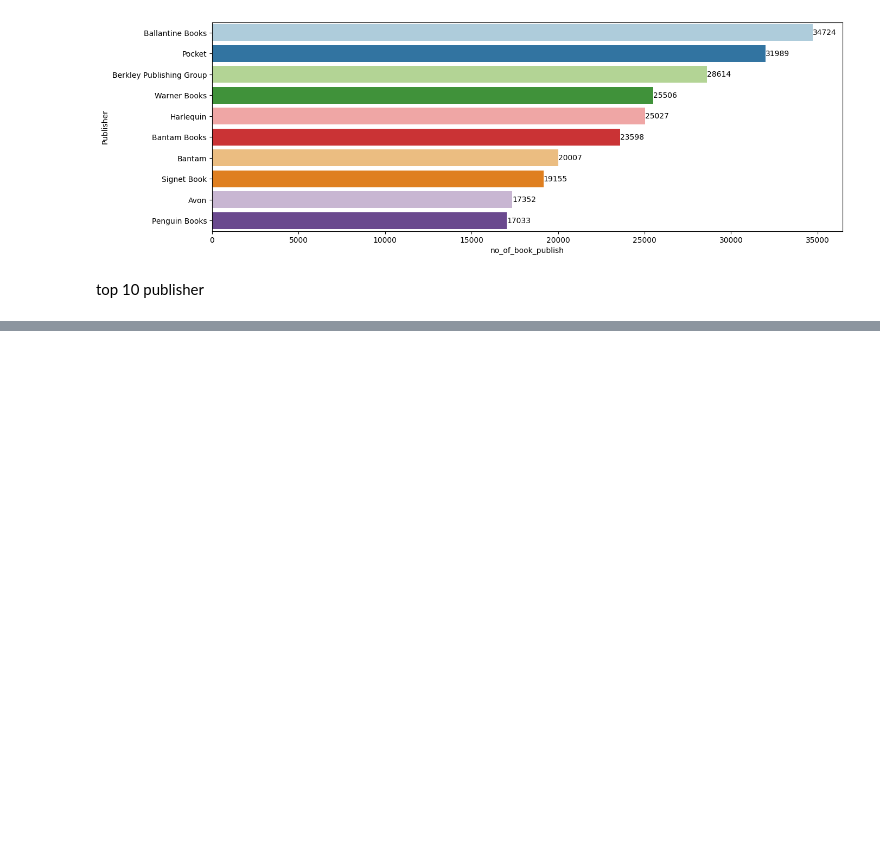
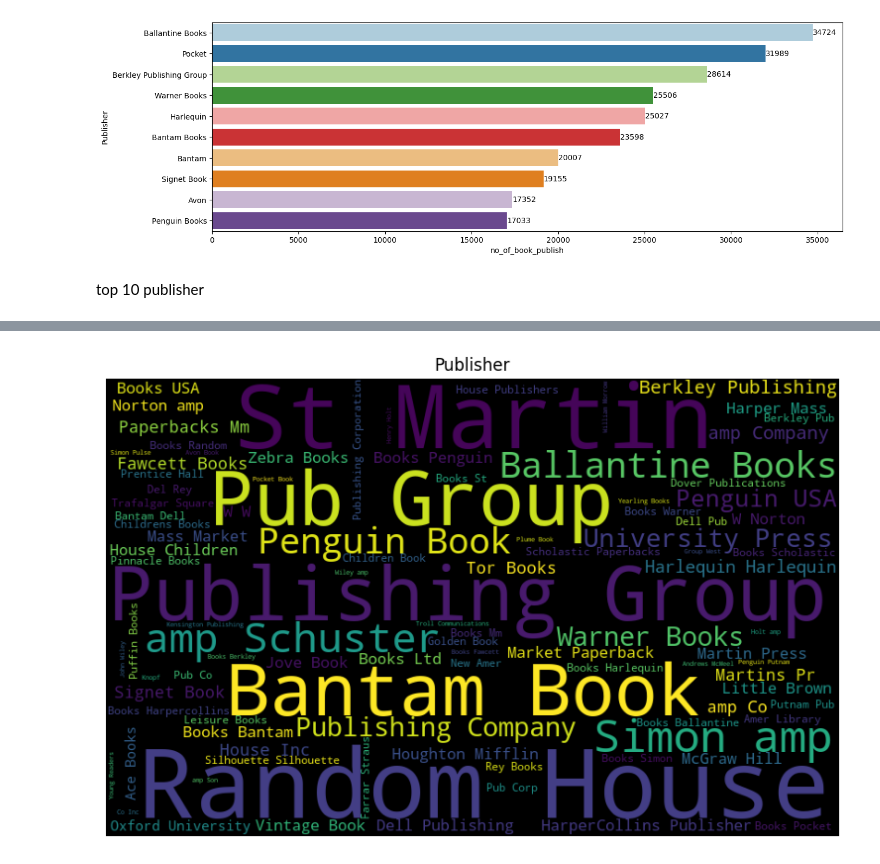
Before and after one commit to arijit99999/BookRecommendationSystem, a Jupyter notebook: notebooks/EDA.ipynb, the cells around one changed output, grey strips where cells are left out. Cells and saved outputs as stored; diff of their text form; code cells hidden in the pictures; blank space fills up the shorter version.

```diff
--- a/notebooks/EDA.ipynb
+++ b/notebooks/EDA.ipynb
@@ -262,0 +322,13 @@ top 10 publisher
+# %%
+author_string = " ".join(book['Publisher'].astype(str))
+# %%
+wc = WordCloud(width=800,height=500,mask=None,random_state=21,max_words=100,
+                   stopwords=stop_words).generate(author_string)
+# %%
+pl.figure(figsize=(20,6))
+pl.title('Publisher')
+pl.axis('off')
+pl.imshow(wc)
+pl.show()
+# %% [output]
+[figure, added]
```
Also changed, not shown: parts of 8 cells of this notebook, 1 other file.
